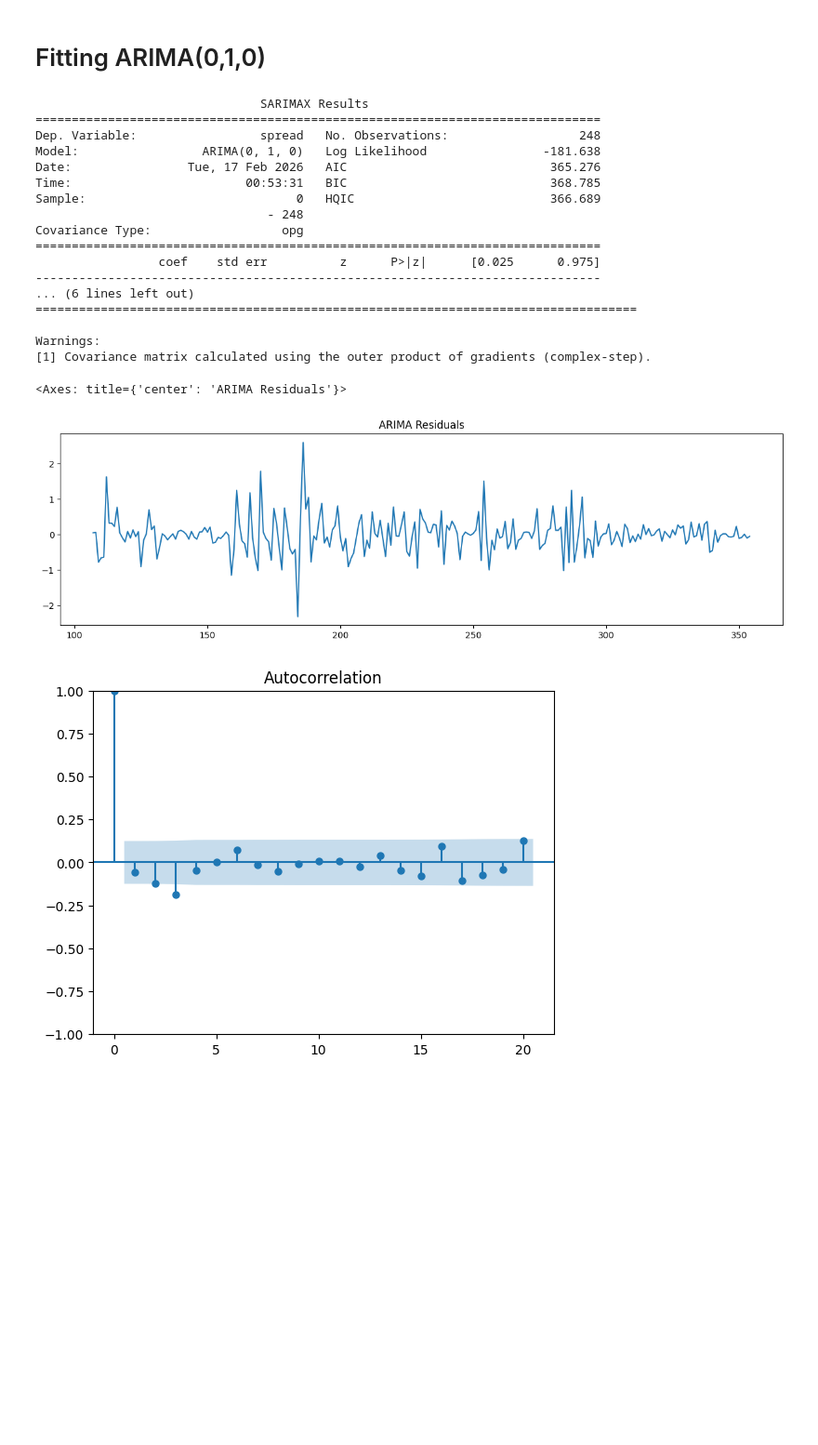
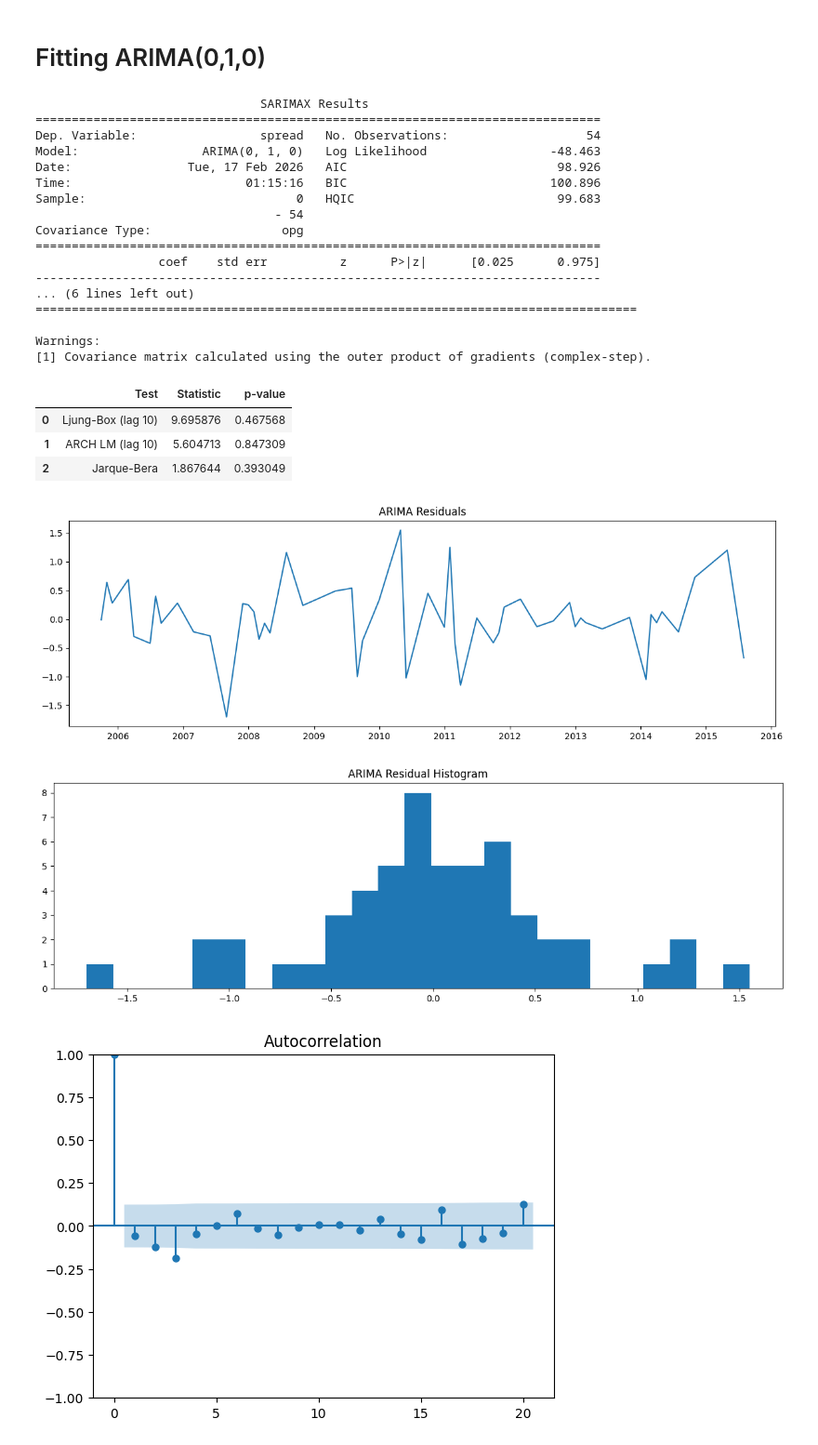
Before and after one commit to hivan04/oil-forecasting-arima, a Jupyter notebook: archives/draft2.ipynb, the cells around one changed output. Shown at 93% size. Drawn from its saved outputs; the diff is of its cells as text; code cells hidden in the pictures; blank space fills up the shorter version.

```diff
--- a/archives/draft2.ipynb
+++ b/archives/draft2.ipynb
@@ -173,7 +173,7 @@ stable regime, providing a rigourous evaluation of the model’s ability to gene
 """
 
 # Create split slice
-split = int(len(m) * 0.7)
+split = int(len(m) * 0.)
 
 # Creating training and testing sub-samples
 m_train = m.iloc[:split]
@@ -383,19 +383,19 @@ Selected order: ARIMA(0, 1, 0)
 # %%
 # Using optimal lags from AIC
 
-model_arima = ARIMA(y_train, order=(0, 1, 0))
+model_arima = ARIMA(y_train, order=best_order)
 results_arima = model_arima.fit()
 
 print(results_arima.summary())
 # %% [output]
                                SARIMAX Results
 ==============================================================================
-Dep. Variable:                 spread   No. Observations:                  248
-Model:                 ARIMA(0, 1, 0)   Log Likelihood                -181.638
-Date:                Tue, 17 Feb 2026   AIC                            365.276
-Time:                        00:53:31   BIC                            368.785
-Sample:                             0   HQIC                           366.689
-                                - 248
+Dep. Variable:                 spread   No. Observations:                   54
+Model:                 ARIMA(0, 1, 0)   Log Likelihood                 -48.463
+Date:                Tue, 17 Feb 2026   AIC                             98.926
+Time:                        01:15:16   BIC                            100.896
+Sample:                             0   HQIC                            99.683
+                                 - 54
 Covariance Type:                  opg
 ==============================================================================
                  coef    std err          z      P>|z|      [0.025      0.975]
@@ -407,11 +407,50 @@ Warnings:
 [1] Covariance matrix calculated using the outer product of gradients (complex-step).
 # %%
 # Residuals plot
+# residuals_arima = results_arima.resid
+# residuals_arima.plot(figsize=(15,4), title="ARIMA Residuals")
+
+
+
+# Diagnostics (residual tests)
 residuals_arima = results_arima.resid
-residuals_arima.plot(figsize=(15,4), title="ARIMA Residuals")
+
+# Ljung-Box (autocorrelation)
+lb = acorr_ljungbox(residuals_arima, lags=[10], return_df=True)
+
+# ARCH (conditional heteroskedasticity)
+arch_stat, arch_p, _, _ = het_arch(residuals_arima, nlags=10)
+
+# Jarque-Bera (normality)
+jb_stat, jb_p, skew, kurt = jarque_bera(residuals_arima)
+
+diag_tbl = pd.DataFrame({
+    "Test": ["Ljung-Box (lag 10)", "ARCH LM (lag 10)", "Jarque-Bera"],
+    "Statistic": [float(lb["lb_stat"].iloc[0]), float(arch_stat), float(jb_stat)],
+    "p-value":   [float(lb["lb_pvalue"].iloc[0]), float(arch_p), float(jb_p)]
+})
+
+display(diag_tbl)
+
+# Residual plots
+plt.figure(figsize=(12, 4))
+plt.plot(residuals_arima.index, residuals_arima.values)
+plt.title("ARIMA Residuals")
+plt.tight_layout()
+plt.show()
+
+plt.figure(figsize=(12, 4))
+plt.hist(residuals_arima.values, bins=25)
+plt.title("ARIMA Residual Histogram")
+plt.tight_layout()
+plt.show()
 # %% [output]
-<Axes: title={'center': 'ARIMA Residuals'}>
+|  | Test | Statistic | p-value |
+| 0 | Ljung-Box (lag 10) | 9.695876 | 0.467568 |
+| 1 | ARCH LM (lag 10) | 5.604713 | 0.847309 |
+| 2 | Jarque-Bera | 1.867644 | 0.393049 |
-[figure, old version]
+[figure, new version]
+[figure, added]
 # %%
 # Residual ACF
 plot_acf(residuals_arima, lags=20);
```
Also changed, not shown: parts of 4 cells of this notebook, 1 other file.
